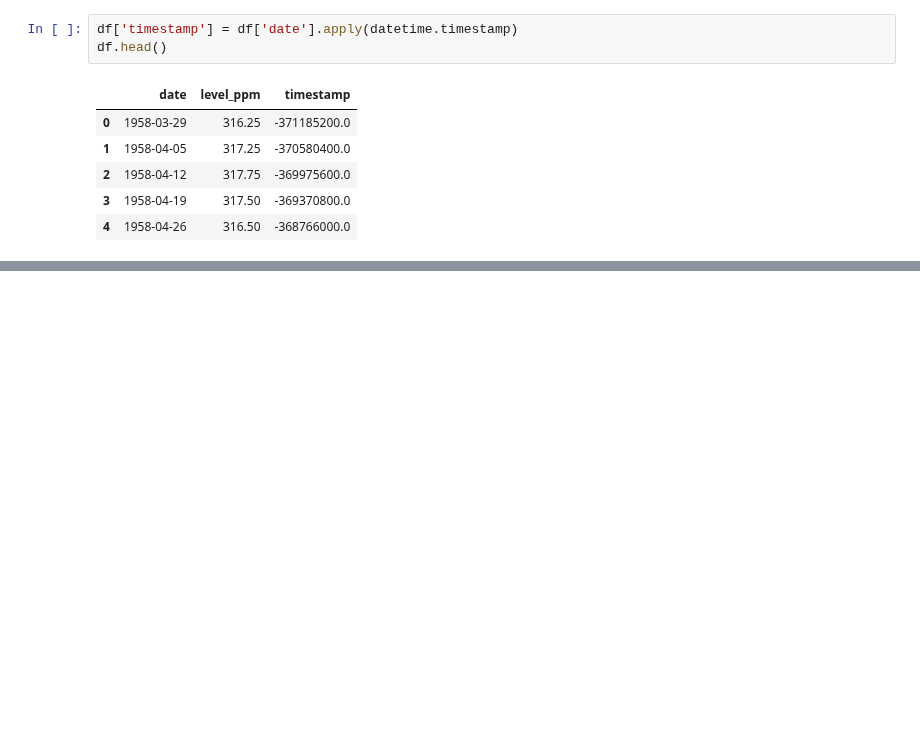
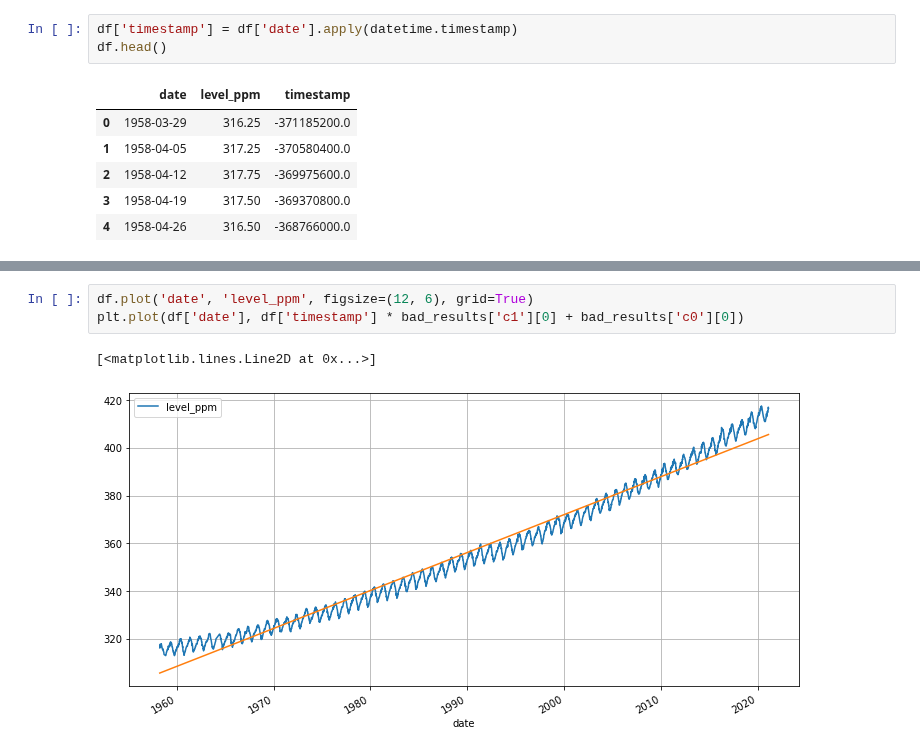
Before and after one commit to Inventrohyder/cs146, a Jupyter notebook: Assignments/final-project/notebook.ipynb, the cells around one changed output, grey strips where cells are left out. Cells and saved outputs as stored; diff of their text form; blank space fills up the shorter version.

```diff
--- a/Assignments/final-project/notebook.ipynb
+++ b/Assignments/final-project/notebook.ipynb
@@ -47,0 +86,6 @@ df.head()
+# %%
+df.plot('date', 'level_ppm', figsize=(12, 6), grid=True)
+plt.plot(df['date'], df['timestamp'] * bad_results['c1'][0] + bad_results['c0'][0])
+# %% [output]
+[<matplotlib.lines.Line2D at 0x...>]
+[figure, added]
```
Also changed, not shown: parts of 5 cells of this notebook, 1 other file.
